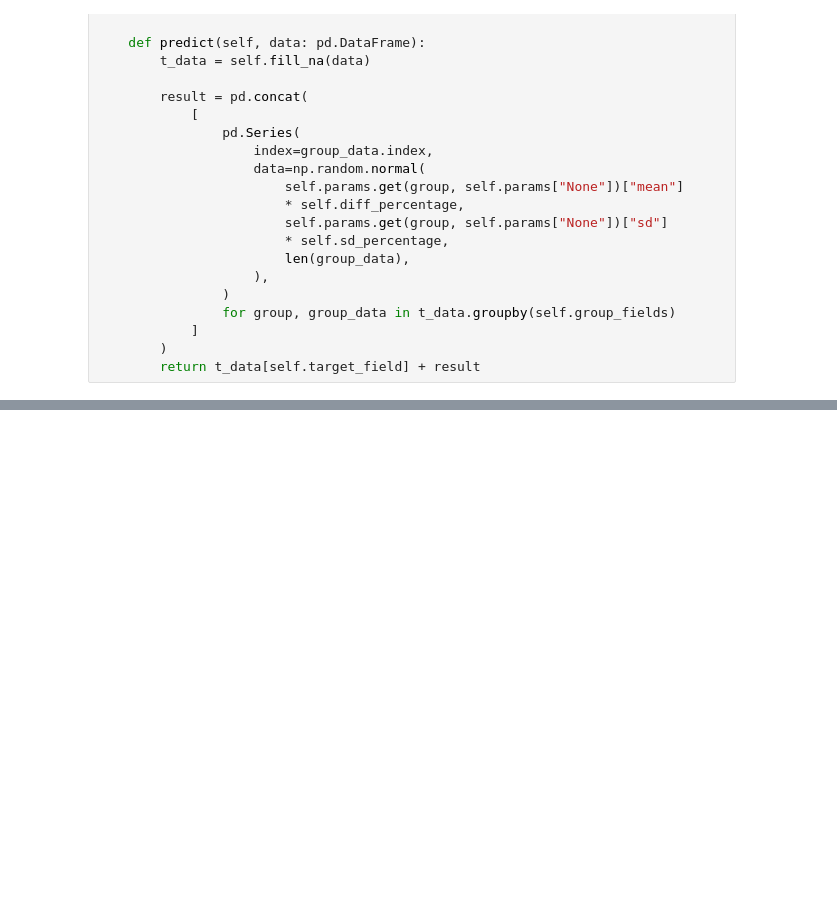
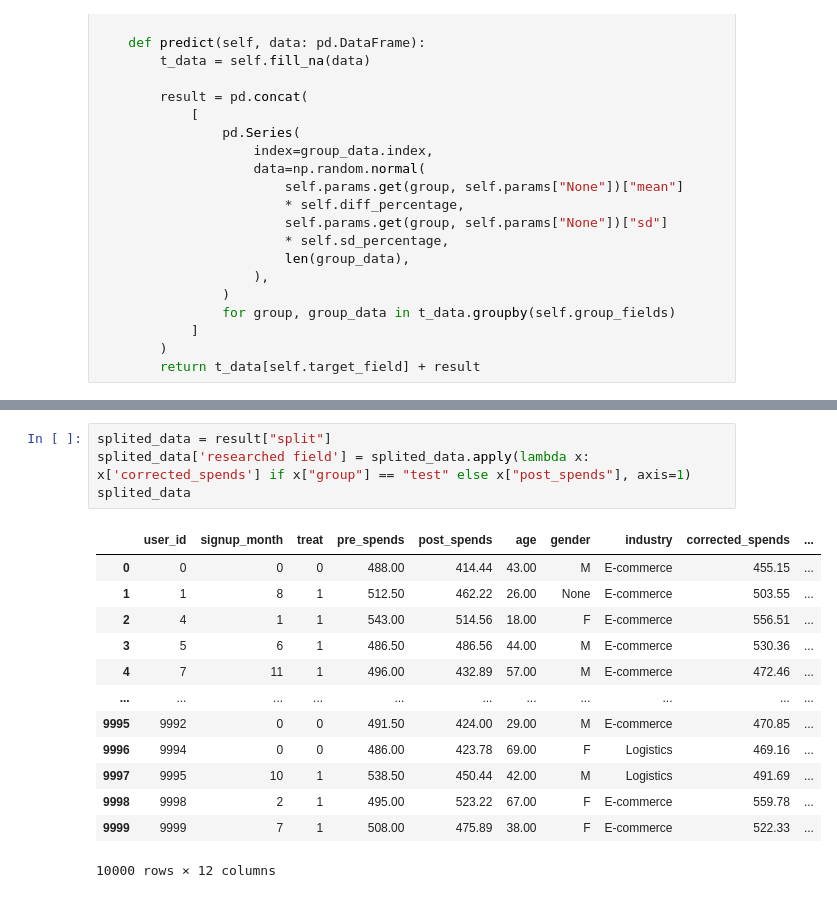
Before and after one commit to sb-ai-lab/HypEx, a Jupyter notebook: examples/experiments/Model_Estimate.ipynb, the cells around one changed output, grey strips where cells are left out. Drawn from its saved outputs; the diff is of its cells as text; blank space fills up the shorter version.

```diff
--- a/examples/experiments/Model_Estimate.ipynb
+++ b/examples/experiments/Model_Estimate.ipynb
@@ -91,0 +161,18 @@ data
+# %%
+splited_data = result["split"]
+splited_data['researched field'] = splited_data.apply(lambda x: x['corrected_spends'] if x["group"] == "test" else x["post_spends"], axis=1)
+splited_data
+# %% [output]
+|  | user_id | signup_month | treat | pre_spends | post_spends | age | gender | industry | corrected_spends | ... |
+| 0 | 0 | 0 | 0 | 488.00 | 414.44 | 43.00 | M | E-commerce | 455.15 | ... |
+| 1 | 1 | 8 | 1 | 512.50 | 462.22 | 26.00 | None | E-commerce | 503.55 | ... |
+| 2 | 4 | 1 | 1 | 543.00 | 514.56 | 18.00 | F | E-commerce | 556.51 | ... |
+| 3 | 5 | 6 | 1 | 486.50 | 486.56 | 44.00 | M | E-commerce | 530.36 | ... |
+| 4 | 7 | 11 | 1 | 496.00 | 432.89 | 57.00 | M | E-commerce | 472.46 | ... |
+| ... | ... | ... | ... | ... | ... | ... | ... | ... | ... | ... |
+| 9995 | 9992 | 0 | 0 | 491.50 | 424.00 | 29.00 | M | E-commerce | 470.85 | ... |
+| 9996 | 9994 | 0 | 0 | 486.00 | 423.78 | 69.00 | F | Logistics | 469.16 | ... |
+| 9997 | 9995 | 10 | 1 | 538.50 | 450.44 | 42.00 | M | Logistics | 491.69 | ... |
+| 9998 | 9998 | 2 | 1 | 495.00 | 523.22 | 67.00 | F | E-commerce | 559.78 | ... |
+| 9999 | 9999 | 7 | 1 | 508.00 | 475.89 | 38.00 | F | E-commerce | 522.33 | ... |
+10000 rows × 12 columns
```
Also changed, not shown: parts of 7 cells of this notebook.
